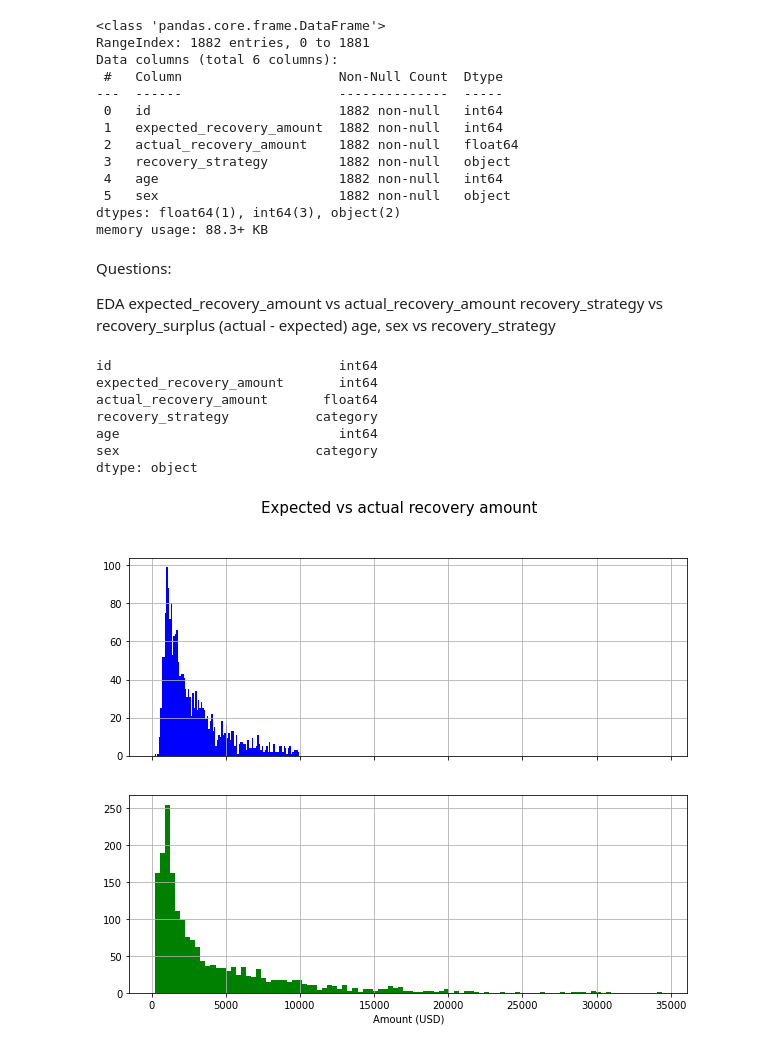
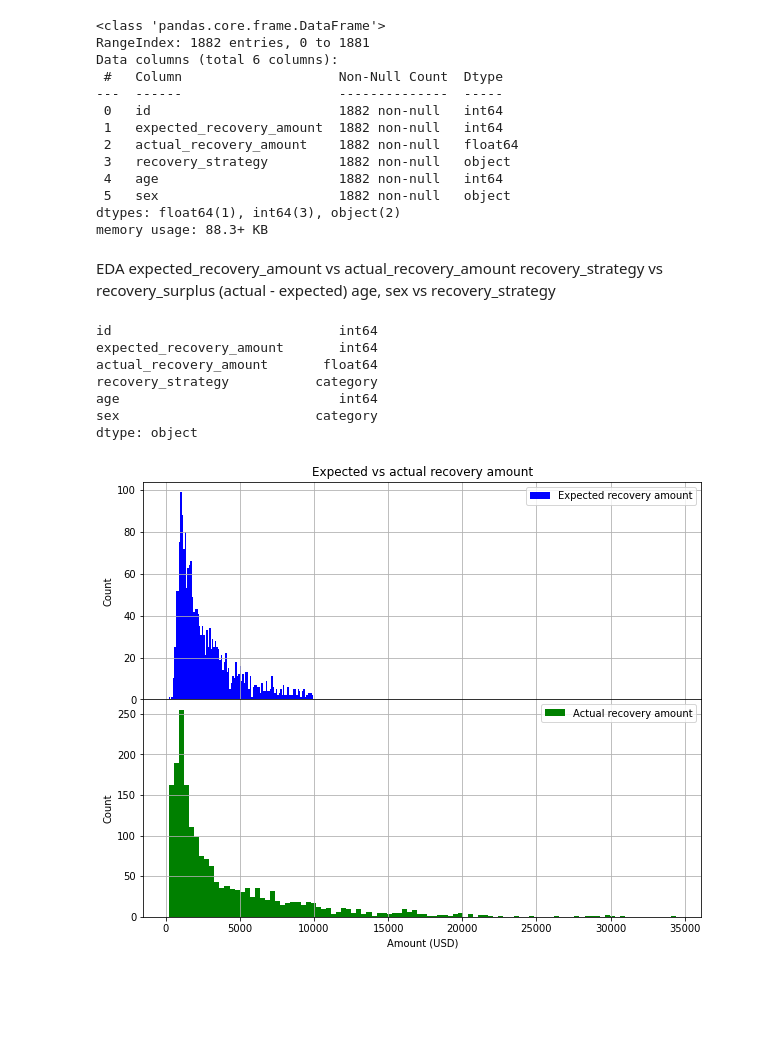
Before and after one commit to tawiwut-cha/datacamp_projects, a Jupyter notebook: debts/0_clean_EDA.ipynb, the cells around one changed output. Cells and saved outputs as stored; diff of their text form; code cells hidden in the pictures; blank space fills up the shorter version.

```diff
--- a/debts/0_clean_EDA.ipynb
+++ b/debts/0_clean_EDA.ipynb
@@ -30,8 +31,6 @@ Data columns (total 6 columns):
 dtypes: float64(1), int64(3), object(2)
 memory usage: 88.3+ KB
 # %% [markdown]
-Questions:
-
 EDA
     expected_recovery_amount vs actual_recovery_amount
     recovery_strategy vs recovery_surplus (actual - expected)
@@ -53,13 +52,17 @@ dtype: object
 # %%
 # histograms for expected and actual recovery amount
 fig, (ax1, ax2) = plt.subplots(2, figsize =(10,8), sharex=True)
 
-fig.suptitle('Expected vs actual recovery amount', size=15)
+fig.subplots_adjust(hspace=0)
 
-df.expected_recovery_amount.hist(ax=ax1, bins=100, color='blue')
-df.actual_recovery_amount.hist(ax=ax2, bins=100, color='green')
-ax2.set(xlabel='Amount (USD)')
+df.expected_recovery_amount.hist(ax=ax1, bins=100, color='blue', label='Expected recovery amount')
+df.actual_recovery_amount.hist(ax=ax2, bins=100, color='green', label='Actual recovery amount')
+
+ax1.set(title='Expected vs actual recovery amount', ylabel='Count')
+ax2.set(xlabel='Amount (USD)',ylabel='Count')
+ax1.legend()
+ax2.legend()
 
 plt.show()
 # %% [output]
-[figure, old version]
+[figure, new version]
```
Also changed, not shown: parts of 8 cells of this notebook.
